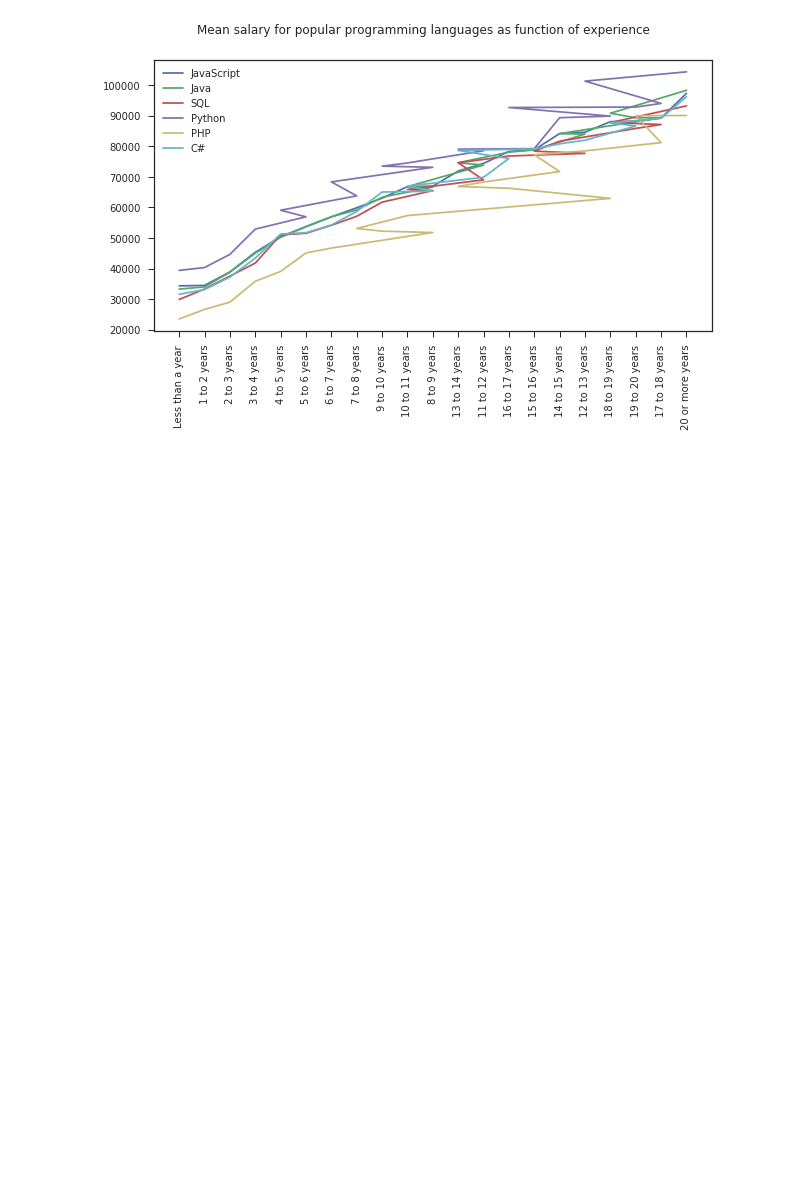
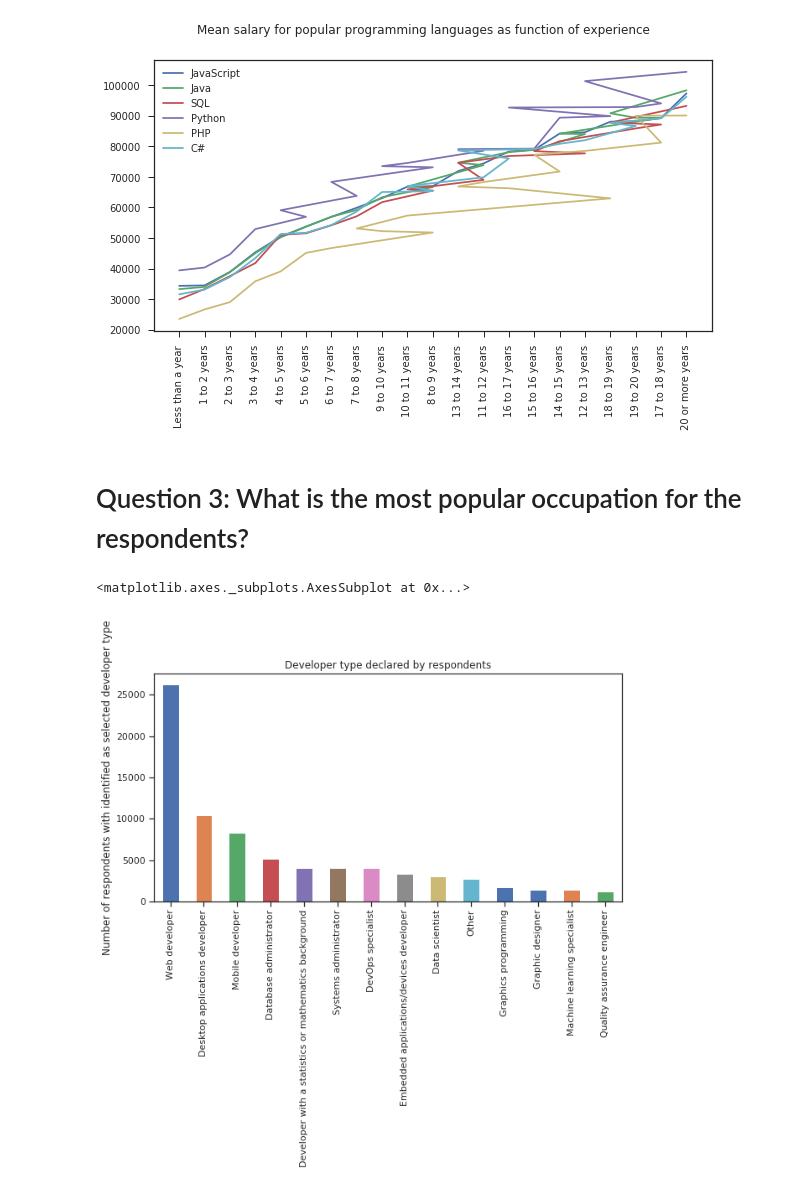
Before and after one commit to fertrevino/write_a_data_science_blog_post, a Jupyter notebook: analysis_data_stackoverflow.ipynb, the cells around one changed output. Cells and saved outputs as stored; diff of their text form; code cells hidden in the pictures; blank space fills up the shorter version.

Commit message:
Added third question to be solved in project

```diff
--- a/analysis_data_stackoverflow.ipynb
+++ b/analysis_data_stackoverflow.ipynb
@@ -102,3 +102,17 @@ language_list = ["JavaScript", "Java", "SQL", "Python", "PHP", "C#"]
 create_salary_chart_for_language(language_list, results_experience_language_and_salary_available)
 # %% [output]
 [figure]
+# %% [markdown]
+# Question 3: What is the most popular occupation for the respondents?
+# %%
+results_developer_type_available = results_public.dropna(subset=['DeveloperType'])
+results_developer_type_available['DeveloperType']
+developer_type = results_developer_type_available['DeveloperType'].str.split('; ', expand=True).stack().value_counts()
+plt.figure(figsize=(10,5))
+plt.ylabel('Number of respondents with identified as selected developer type')
+plt.title('Developer type declared by respondents')
+
+developer_type.plot(kind="bar") #TODO improve format
+# %% [output]
+<matplotlib.axes._subplots.AxesSubplot at 0x...>
+[figure, added]
```
